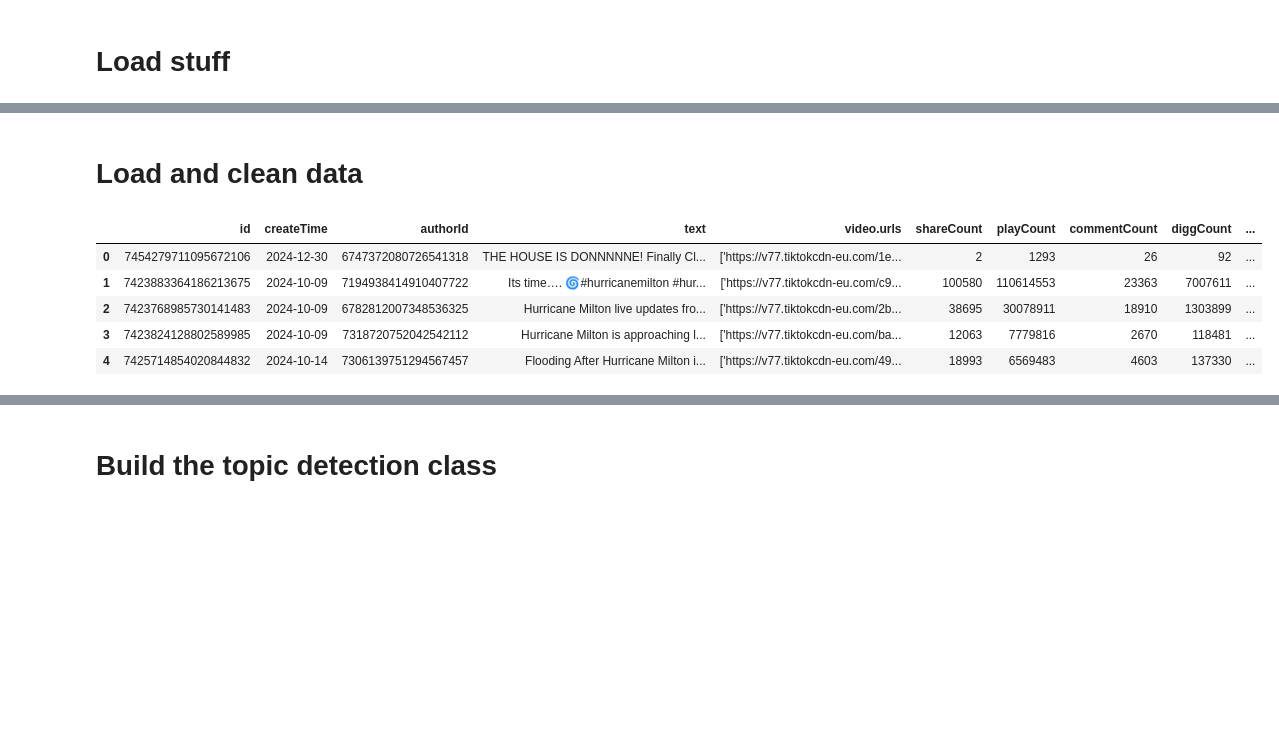
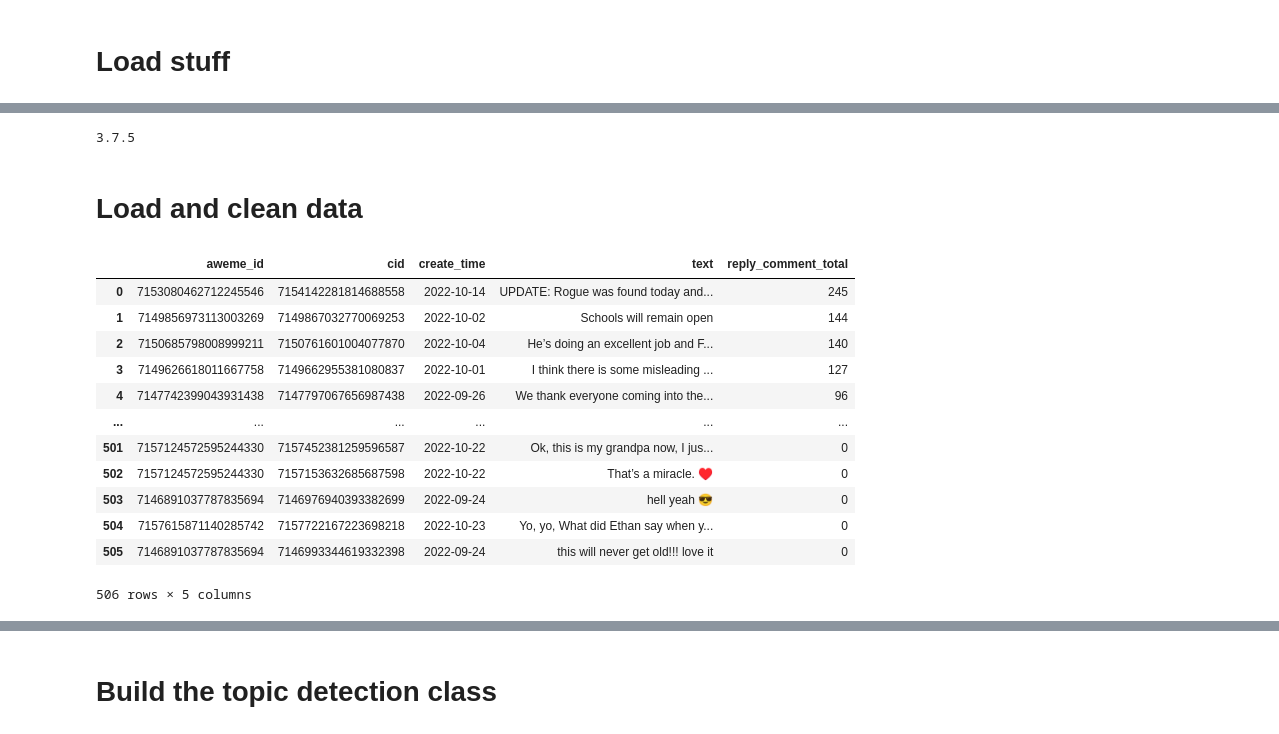
Before and after one commit to Aiecco/Network-Analysis-of-Hurricanes-and-Climate-Change, a Jupyter notebook: Ian/Ian_Topics.ipynb, the cells around one changed output, grey strips where cells are left out. Cells and saved outputs as stored; diff of their text form; code cells hidden in the pictures; blank space fills up the shorter version.

```diff
--- a/Ian/Ian_Topics.ipynb
+++ b/Ian/Ian_Topics.ipynb
@@ -30,3 +61,7 @@ from bertopic import BERTopic
+# %%
+print(spacy.__version__)
+# %% [output]
+3.7.5
 # %%
 class CleanText:
     # in the default mode we leave aside "PRON", they appear too many times
@@ -408,15 +443,22 @@ class TopicDetection:
 # Load and clean data
 # %%
 # load dataframe
-df = pd.read_csv("milton__tiktok_hashtag_posts (1).csv")
-df.head()
+df = pd.read_csv("ian_tiktok_hashtag_comments.csv")
+df
 # %% [output]
-|  | id | createTime | authorId | text | video.urls | shareCount | playCount | commentCount | diggCount | ... |
-| 0 | 7454279711095672106 | 2024-12-30 | 6747372080726541318 | THE HOUSE IS DONNNNNE! Finally Cl... | ['https://v77.tiktokcdn-eu.com/1e... | 2 | 1293 | 26 | 92 | ... |
-| 1 | 7423883364186213675 | 2024-10-09 | 7194938414910407722 | Its time…. 🌀#hurricanemilton #hur... | ['https://v77.tiktokcdn-eu.com/c9... | 100580 | 110614553 | 23363 | 7007611 | ... |
-| 2 | 7423768985730141483 | 2024-10-09 | 6782812007348536325 | Hurricane Milton live updates fro... | ['https://v77.tiktokcdn-eu.com/2b... | 38695 | 30078911 | 18910 | 1303899 | ... |
-| 3 | 7423824128802589985 | 2024-10-09 | 7318720752042542112 | Hurricane Milton is approaching l... | ['https://v77.tiktokcdn-eu.com/ba... | 12063 | 7779816 | 2670 | 118481 | ... |
-| 4 | 7425714854020844832 | 2024-10-14 | 7306139751294567457 | Flooding After Hurricane Milton i... | ['https://v77.tiktokcdn-eu.com/49... | 18993 | 6569483 | 4603 | 137330 | ... |
+|  | aweme_id | cid | create_time | text | reply_comment_total |
+| 0 | 7153080462712245546 | 7154142281814688558 | 2022-10-14 | UPDATE: Rogue was found today and... | 245 |
+| 1 | 7149856973113003269 | 7149867032770069253 | 2022-10-02 | Schools will remain open | 144 |
+| 2 | 7150685798008999211 | 7150761601004077870 | 2022-10-04 | He’s doing an excellent job and F... | 140 |
+| 3 | 7149626618011667758 | 7149662955381080837 | 2022-10-01 | I think there is some misleading ... | 127 |
+| 4 | 7147742399043931438 | 7147797067656987438 | 2022-09-26 | We thank everyone coming into the... | 96 |
+| ... | ... | ... | ... | ... | ... |
+| 501 | 7157124572595244330 | 7157452381259596587 | 2022-10-22 | Ok, this is my grandpa now, I jus... | 0 |
+| 502 | 7157124572595244330 | 7157153632685687598 | 2022-10-22 | That’s a miracle. ♥️ | 0 |
+| 503 | 7146891037787835694 | 7146976940393382699 | 2022-09-24 | hell yeah 😎 | 0 |
+| 504 | 7157615871140285742 | 7157722167223698218 | 2022-10-23 | Yo, yo, What did Ethan say when y... | 0 |
+| 505 | 7146891037787835694 | 7146993344619332398 | 2022-09-24 | this will never get old!!! love it | 0 |
+506 rows × 5 columns
 # %%
 # initialise the class with the textual data, and polish it: no "PRON", too many
 # 44 sec for 3k sentences
```
Also changed, not shown: parts of 12 cells of this notebook.
